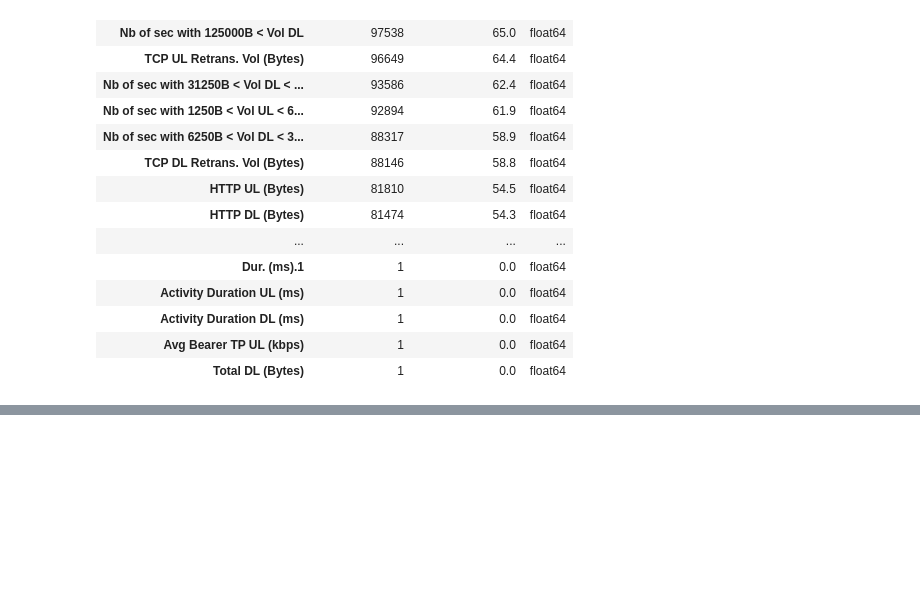
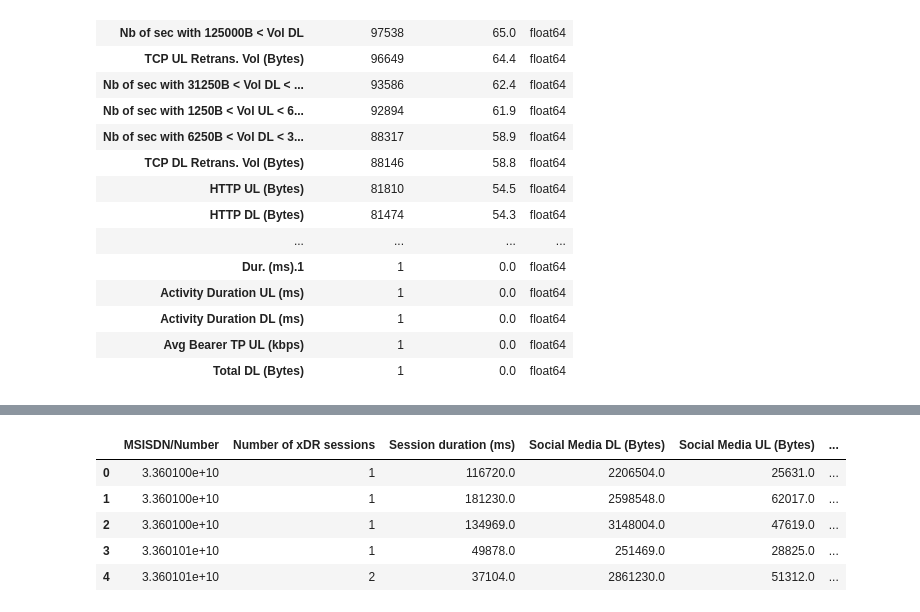
Before and after one commit to JaraGu/-Telecom-User-Analytics, a Jupyter notebook: notebooks/analysis.ipynb, the cells around one changed output, grey strips where cells are left out. Saved outputs shown, nothing was run; the diff lists cells and outputs as text; code cells hidden in the pictures; blank space fills up the shorter version.

```diff
--- a/notebooks/analysis.ipynb
+++ b/notebooks/analysis.ipynb
@@ -167,9 +128,0 @@ plotting.plot_box(new_df,"Avg Bearer TP UL (kbps)","Avg Bearer TP UL (kbps) outl
-# %%
-# outlier needs to be fixed huge gap
-
-# gets the numeric columns to process for outlier fixing.it uses median
-
-numeric_columns = cleaner.get_numeric_columns(new_df)
-
-# excludes Bearer Id,IMSI, MSISDN/Number, IMEI, Start ms, End ms, Dur. (ms), Dur. (s)
-new_df = cleaner.fix_outliers(new_df,numeric_columns,percentile=90)
@@ -245,0 +129,52 @@ print(user_aggregation)
+# %%
+# Aggregate per user information in the column for each application
+# List of columns to select
+selected_columns = [
+    'MSISDN/Number','Dur. (ms)',
+    'Social Media DL (Bytes)', 'Social Media UL (Bytes)',
+    'Google DL (Bytes)', 'Google UL (Bytes)',
+    'Email DL (Bytes)', 'Email UL (Bytes)',
+    'Youtube DL (Bytes)', 'Youtube UL (Bytes)',
+    'Netflix DL (Bytes)', 'Netflix UL (Bytes)',
+    'Gaming DL (Bytes)', 'Gaming UL (Bytes)',
+    'Other DL (Bytes)', 'Other UL (Bytes)',
+    'Total UL (Bytes)', 'Total DL (Bytes)',
+    'Bearer Id'  # Include 'Bearer Id' for counting sessions
+]
+
+# Selecting the specified columns
+selected_data = new_df[selected_columns]
+
+# Grouping by 'MSISDN/Number' and counting the number of unique 'Bearer Ids'
+grouped_data = selected_data.groupby('MSISDN/Number').agg({
+    'Bearer Id': 'nunique',  # Count unique 'Bearer Ids' for sessions
+    'Dur. (ms)': 'sum',
+    'Social Media DL (Bytes)': 'sum',
+    'Social Media UL (Bytes)': 'sum',
+    'Google DL (Bytes)': 'sum',
+    'Google UL (Bytes)': 'sum',
+    'Email DL (Bytes)': 'sum',
+    'Email UL (Bytes)': 'sum',
+    'Youtube DL (Bytes)': 'sum',
+    'Youtube UL (Bytes)': 'sum',
+    'Netflix DL (Bytes)': 'sum',
+    'Netflix UL (Bytes)': 'sum',
+    'Gaming DL (Bytes)': 'sum',
+    'Gaming UL (Bytes)': 'sum',
+    'Other DL (Bytes)': 'sum',
+    'Other UL (Bytes)': 'sum',
+    'Total UL (Bytes)': 'sum',
+    'Total DL (Bytes)': 'sum'
+}).reset_index()
+
+# Rename 'Bearer Id' column to 'Number of xDR sessions'
+grouped_data = grouped_data.rename(columns={'Bearer Id': 'Number of xDR sessions'})
+grouped_data = grouped_data.rename(columns={'Dur. (ms)': 'Session duration (ms)'})
+grouped_data.head()
+# %% [output]
+|  | MSISDN/Number | Number of xDR sessions | Session duration (ms) | Social Media DL (Bytes) | Social Media UL (Bytes) | ... |
+| 0 | 3.360100e+10 | 1 | 116720.0 | 2206504.0 | 25631.0 | ... |
+| 1 | 3.360100e+10 | 1 | 181230.0 | 2598548.0 | 62017.0 | ... |
+| 2 | 3.360100e+10 | 1 | 134969.0 | 3148004.0 | 47619.0 | ... |
+| 3 | 3.360101e+10 | 1 | 49878.0 | 251469.0 | 28825.0 | ... |
+| 4 | 3.360101e+10 | 2 | 37104.0 | 2861230.0 | 51312.0 | ... |
```
Also changed, not shown: parts of 19 cells of this notebook, 3 other files.
